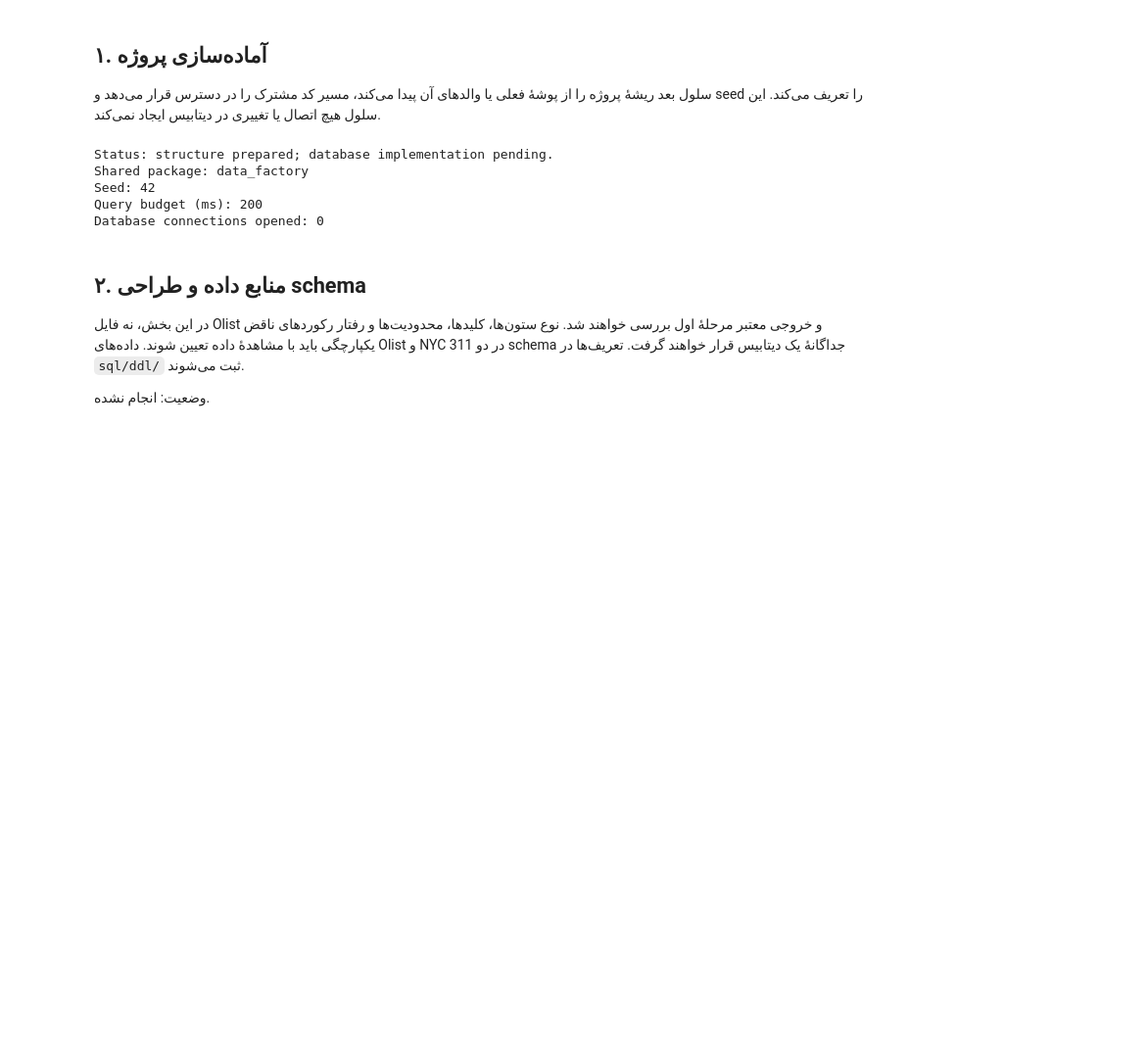
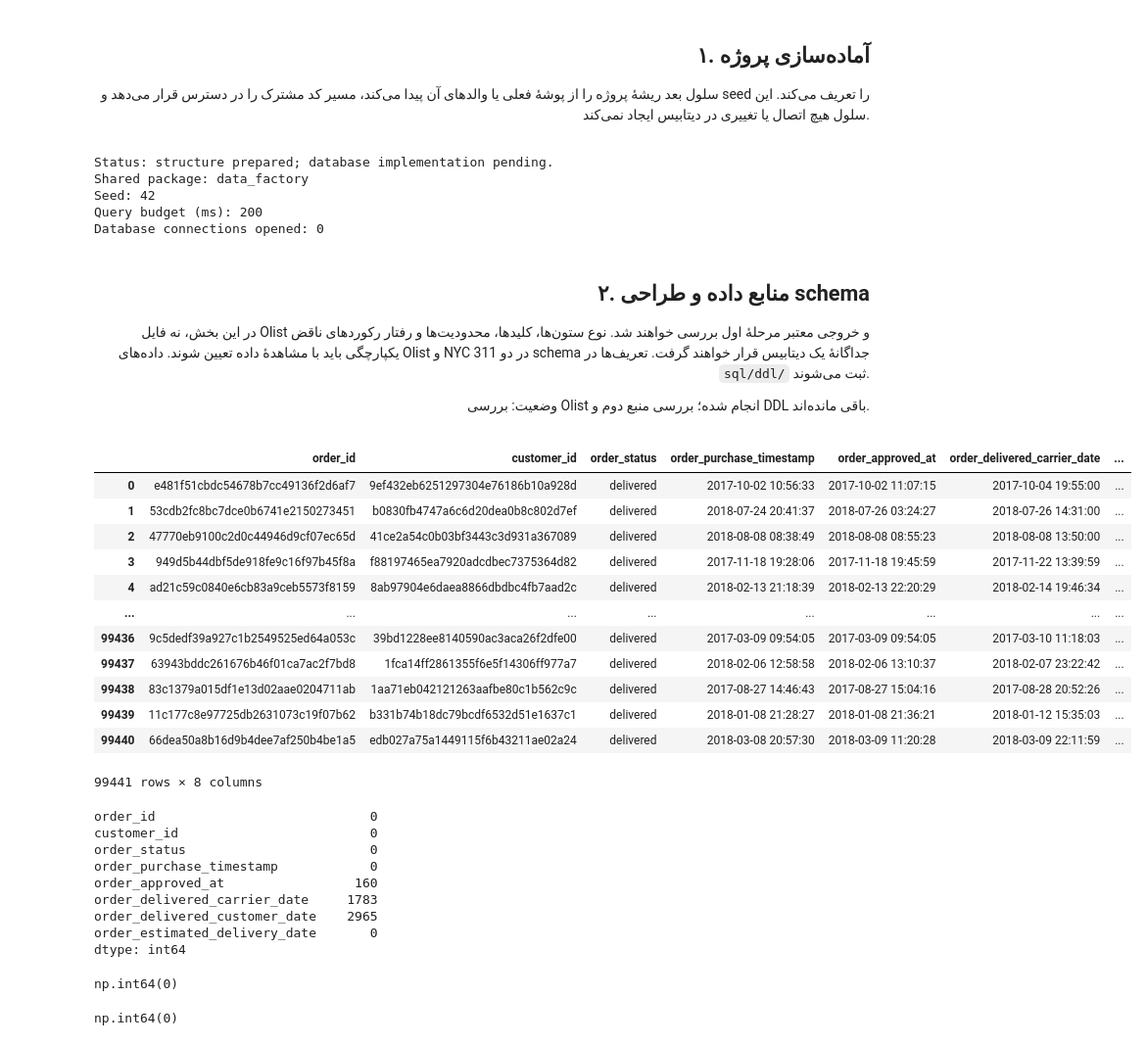
Before and after one commit to Ehsan-soveyzi/data_factory, a Jupyter notebook: stages/stage_02/solution.ipynb, the cells around one changed output. Shown at 98% size. Cells and saved outputs as stored; diff of their text form; code cells hidden in the pictures; blank space fills up the shorter version.

```diff
--- a/stages/stage_02/solution.ipynb
+++ b/stages/stage_02/solution.ipynb
@@ -7,7 +11,11 @@
 # %% [markdown]
-## ۱. آماده‌سازی پروژه
+<div dir="rtl" lang="fa" style="text-align: right; line-height: 2;">
 
-سلول بعد ریشهٔ پروژه را از پوشهٔ فعلی یا والدهای آن پیدا می‌کند، مسیر کد مشترک را در دسترس قرار می‌دهد و seed را تعریف می‌کند. این سلول هیچ اتصال یا تغییری در دیتابیس ایجاد نمی‌کند.
+<h2>۱. آماده‌سازی پروژه</h2>
+
+<p>سلول بعد ریشهٔ پروژه را از پوشهٔ فعلی یا والدهای آن پیدا می‌کند، مسیر کد مشترک را در دسترس قرار می‌دهد و <bdi dir="ltr">seed</bdi> را تعریف می‌کند. این سلول هیچ اتصال یا تغییری در دیتابیس ایجاد نمی‌کند.</p>
+
+</div>
 # %%
 import json
 import os
@@ -45,8 +53,49 @@ Seed: 42
 Query budget (ms): 200
 Database connections opened: 0
 # %% [markdown]
-## ۲. منابع داده و طراحی schema
+<div dir="rtl" lang="fa" style="text-align: right; line-height: 2;">
 
-در این بخش، نه فایل Olist و خروجی معتبر مرحلهٔ اول بررسی خواهند شد. نوع ستون‌ها، کلیدها، محدودیت‌ها و رفتار رکوردهای ناقض یکپارچگی باید با مشاهدهٔ داده تعیین شوند. داده‌های Olist و NYC 311 در دو schema جداگانهٔ یک دیتابیس قرار خواهند گرفت. تعریف‌ها در `sql/ddl/` ثبت می‌شوند.
+<h2>۲. منابع داده و طراحی <bdi dir="ltr">schema</bdi></h2>
 
-وضعیت: انجام نشده.
+<p>در این بخش، نه فایل <bdi dir="ltr">Olist</bdi> و خروجی معتبر مرحلهٔ اول بررسی خواهند شد. نوع ستون‌ها، کلیدها، محدودیت‌ها و رفتار رکوردهای ناقض یکپارچگی باید با مشاهدهٔ داده تعیین شوند. داده‌های <bdi dir="ltr">Olist</bdi> و <bdi dir="ltr">NYC</bdi> 311 در دو <bdi dir="ltr">schema</bdi> جداگانهٔ یک دیتابیس قرار خواهند گرفت. تعریف‌ها در <code dir="ltr" style="unicode-bidi: isolate; display: inline-block;">sql/ddl/</code> ثبت می‌شوند.</p>
+
+<p>وضعیت: بررسی Olist انجام شده؛ بررسی منبع دوم و DDL باقی مانده‌اند.</p>
+
+</div>
+# %%
+import pandas as pd
+import numpy as np
+import matplotlib.pyplot as plt
+
+
+orders_path = "data/stage_02/raw/olist_orders_dataset.csv"
+orders = pd.read_csv(orders_path, dtype={'order_id': 'string', 'customer_id': 'string'})
+display(orders)
+display(orders.isnull().sum())
+display(orders.duplicated('order_id').sum()) # Candidate primary key; also inspect missing values.
+display(orders.duplicated('customer_id').sum()) # This counts repetition; parent existence is checked below.
+# %% [output]
+|  | order_id | customer_id | order_status | order_purchase_timestamp | order_approved_at | order_delivered_carrier_date | ... |
+| 0 | e481f51cbdc54678b7cc49136f2d6af7 | 9ef432eb6251297304e76186b10a928d | delivered | 2017-10-02 10:56:33 | 2017-10-02 11:07:15 | 2017-10-04 19:55:00 | ... |
+| 1 | 53cdb2fc8bc7dce0b6741e2150273451 | b0830fb4747a6c6d20dea0b8c802d7ef | delivered | 2018-07-24 20:41:37 | 2018-07-26 03:24:27 | 2018-07-26 14:31:00 | ... |
+| 2 | 47770eb9100c2d0c44946d9cf07ec65d | 41ce2a54c0b03bf3443c3d931a367089 | delivered | 2018-08-08 08:38:49 | 2018-08-08 08:55:23 | 2018-08-08 13:50:00 | ... |
+| 3 | 949d5b44dbf5de918fe9c16f97b45f8a | f88197465ea7920adcdbec7375364d82 | delivered | 2017-11-18 19:28:06 | 2017-11-18 19:45:59 | 2017-11-22 13:39:59 | ... |
+| 4 | ad21c59c0840e6cb83a9ceb5573f8159 | 8ab97904e6daea8866dbdbc4fb7aad2c | delivered | 2018-02-13 21:18:39 | 2018-02-13 22:20:29 | 2018-02-14 19:46:34 | ... |
+| ... | ... | ... | ... | ... | ... | ... | ... |
+| 99436 | 9c5dedf39a927c1b2549525ed64a053c | 39bd1228ee8140590ac3aca26f2dfe00 | delivered | 2017-03-09 09:54:05 | 2017-03-09 09:54:05 | 2017-03-10 11:18:03 | ... |
+| 99437 | 63943bddc261676b46f01ca7ac2f7bd8 | 1fca14ff2861355f6e5f14306ff977a7 | delivered | 2018-02-06 12:58:58 | 2018-02-06 13:10:37 | 2018-02-07 23:22:42 | ... |
+| 99438 | 83c1379a015df1e13d02aae0204711ab | 1aa71eb042121263aafbe80c1b562c9c | delivered | 2017-08-27 14:46:43 | 2017-08-27 15:04:16 | 2017-08-28 20:52:26 | ... |
+| 99439 | 11c177c8e97725db2631073c19f07b62 | b331b74b18dc79bcdf6532d51e1637c1 | delivered | 2018-01-08 21:28:27 | 2018-01-08 21:36:21 | 2018-01-12 15:35:03 | ... |
+| 99440 | 66dea50a8b16d9b4dee7af250b4be1a5 | edb027a75a1449115f6b43211ae02a24 | delivered | 2018-03-08 20:57:30 | 2018-03-09 11:20:28 | 2018-03-09 22:11:59 | ... |
+99441 rows × 8 columns
+order_id                            0
+customer_id                         0
+order_status                        0
+order_purchase_timestamp            0
+order_approved_at                 160
+order_delivered_carrier_date     1783
+order_delivered_customer_date    2965
+order_estimated_delivery_date       0
+dtype: int64
+np.int64(0)
+np.int64(0)
```
Also changed, not shown: parts of 32 cells of this notebook, 4 other files.
